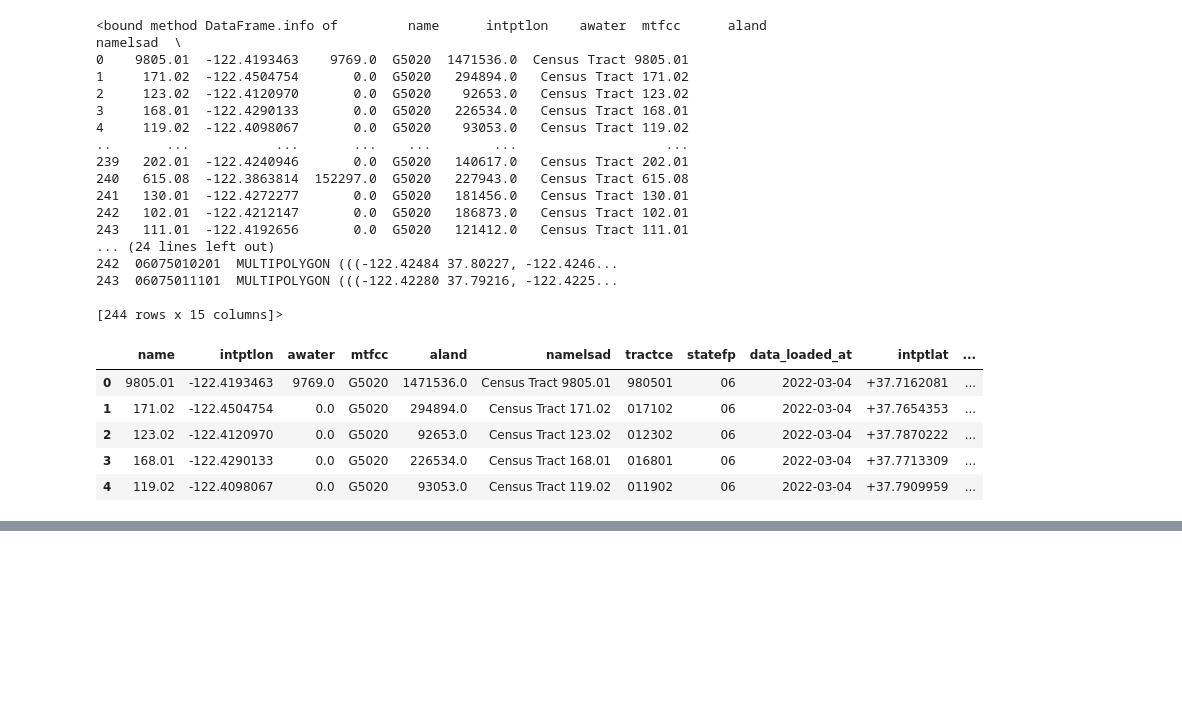
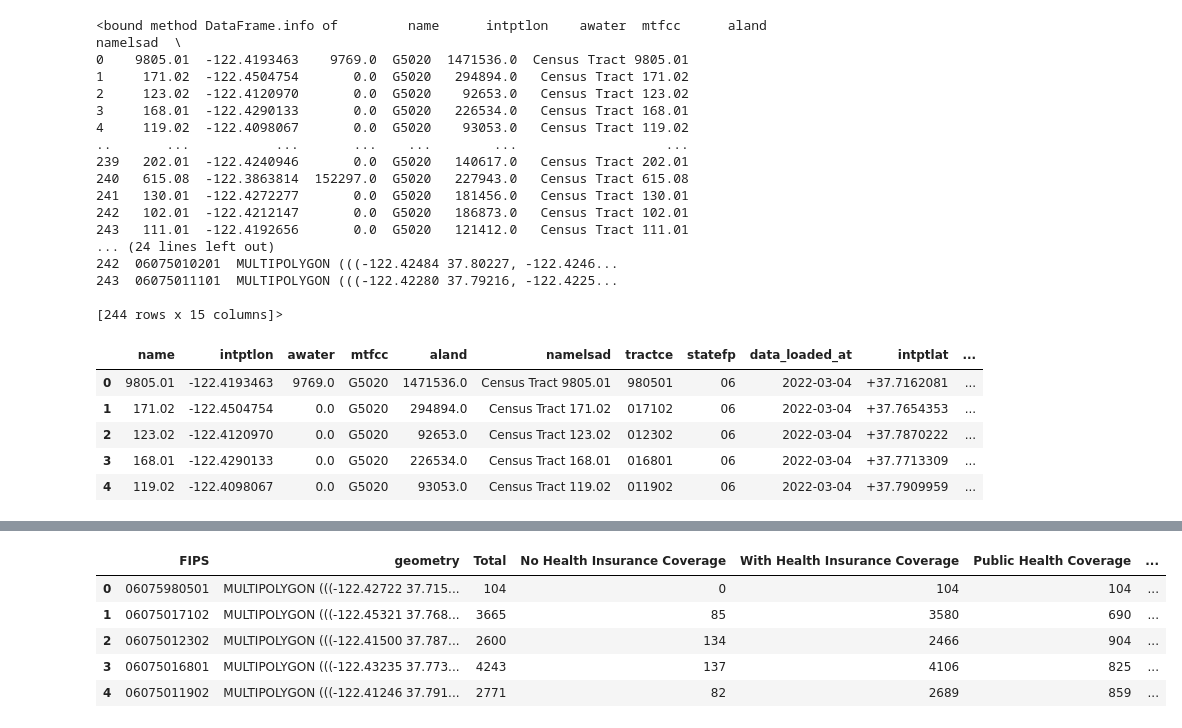
Before and after one commit to QHAAGA/UP221-QUINN, a Jupyter notebook: week03/week03 Census Data.ipynb, the cells around one changed output, grey strips where cells are left out. Saved outputs shown, nothing was run; the diff lists cells and outputs as text; code cells hidden in the pictures; blank space fills up the shorter version.

```diff
--- a/week03/week03 Census Data.ipynb
+++ b/week03/week03 Census Data.ipynb
@@ -371,0 +415,9 @@ AttributeError: 'list' object has no attribute 'head'
+# %%
+tracts_insurance.head()
+# %% [output]
+|  | FIPS | geometry | Total | No Health Insurance Coverage | With Health Insurance Coverage | Public Health Coverage | ... |
+| 0 | 06075980501 | MULTIPOLYGON (((-122.42722 37.715... | 104 | 0 | 104 | 104 | ... |
+| 1 | 06075017102 | MULTIPOLYGON (((-122.45321 37.768... | 3665 | 85 | 3580 | 690 | ... |
+| 2 | 06075012302 | MULTIPOLYGON (((-122.41500 37.787... | 2600 | 134 | 2466 | 904 | ... |
+| 3 | 06075016801 | MULTIPOLYGON (((-122.43235 37.773... | 4243 | 137 | 4106 | 825 | ... |
+| 4 | 06075011902 | MULTIPOLYGON (((-122.41246 37.791... | 2771 | 82 | 2689 | 859 | ... |
```
Also changed, not shown: parts of 19 cells of this notebook.
